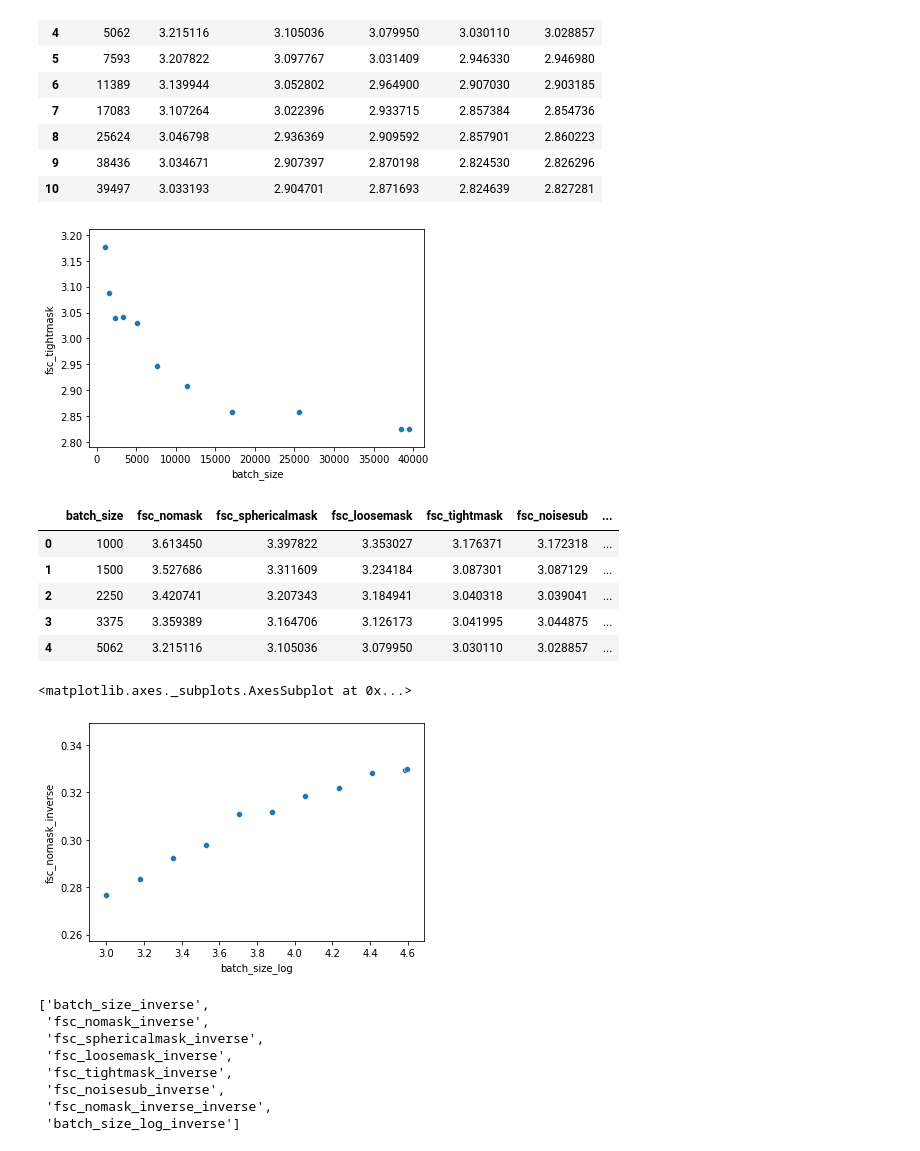
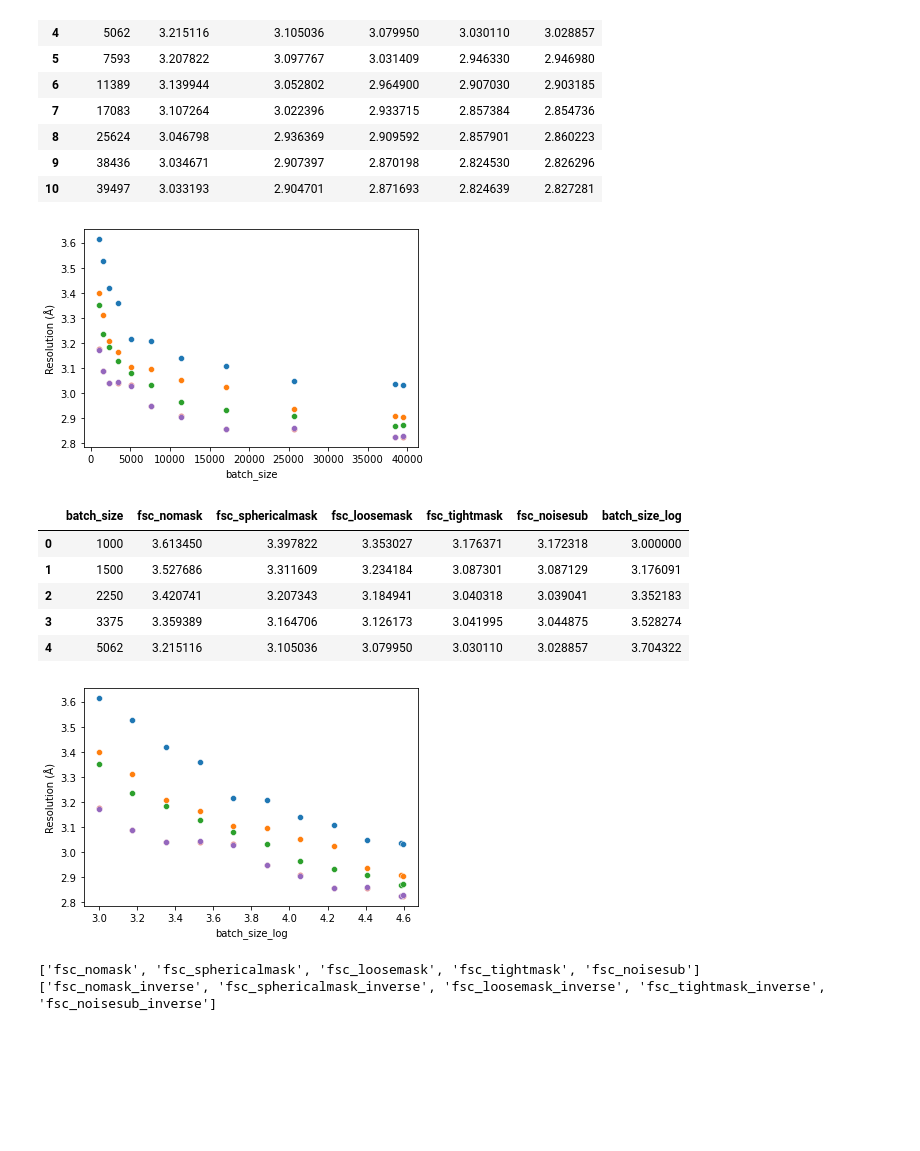
Before and after one commit to mplockhart/academic_explore, a Jupyter notebook: reslog/reslog_linear_regression.ipynb, the cells around one changed output. Drawn from its saved outputs; the diff is of its cells as text; code cells hidden in the pictures; blank space fills up the shorter version.

```diff
--- a/reslog/reslog_linear_regression.ipynb
+++ b/reslog/reslog_linear_regression.ipynb
@@ -20,38 +22,46 @@ df
 | 9 | 38436 | 3.034671 | 2.907397 | 2.870198 | 2.824530 | 2.826296 |
 | 10 | 39497 | 3.033193 | 2.904701 | 2.871693 | 2.824639 | 2.827281 |
 # %%
+# Plotting the data with x=batch
+sns.scatterplot(data=df, x='batch_size', y='fsc_nomask')
+sns.scatterplot(data=df, x='batch_size', y='fsc_sphericalmask')
+sns.scatterplot(data=df, x='batch_size', y='fsc_loosemask')
 sns.scatterplot(data=df, x='batch_size', y='fsc_tightmask')
+sns.scatterplot(data=df, x='batch_size', y='fsc_noisesub')
+plt.ylabel('Resolution (Å)')
 plt.show()
 # %% [output]
-[figure, old version]
+[figure, new version]
 # %%
-df['fsc_nomask_inverse'] = df['fsc_nomask'].apply(lambda x: 1/x)
+# Log10 of batch to straighted graph
 df['batch_size_log'] = df['batch_size'].apply(lambda x: np.log10(x))
 df.head()
 # %% [output]
-|  | batch_size | fsc_nomask | fsc_sphericalmask | fsc_loosemask | fsc_tightmask | fsc_noisesub | ... |
-| 0 | 1000 | 3.613450 | 3.397822 | 3.353027 | 3.176371 | 3.172318 | ... |
-| 1 | 1500 | 3.527686 | 3.311609 | 3.234184 | 3.087301 | 3.087129 | ... |
-| 2 | 2250 | 3.420741 | 3.207343 | 3.184941 | 3.040318 | 3.039041 | ... |
-| 3 | 3375 | 3.359389 | 3.164706 | 3.126173 | 3.041995 | 3.044875 | ... |
-| 4 | 5062 | 3.215116 | 3.105036 | 3.079950 | 3.030110 | 3.028857 | ... |
+|  | batch_size | fsc_nomask | fsc_sphericalmask | fsc_loosemask | fsc_tightmask | fsc_noisesub | batch_size_log |
+| 0 | 1000 | 3.613450 | 3.397822 | 3.353027 | 3.176371 | 3.172318 | 3.000000 |
+| 1 | 1500 | 3.527686 | 3.311609 | 3.234184 | 3.087301 | 3.087129 | 3.176091 |
+| 2 | 2250 | 3.420741 | 3.207343 | 3.184941 | 3.040318 | 3.039041 | 3.352183 |
+| 3 | 3375 | 3.359389 | 3.164706 | 3.126173 | 3.041995 | 3.044875 | 3.528274 |
+| 4 | 5062 | 3.215116 | 3.105036 | 3.079950 | 3.030110 | 3.028857 | 3.704322 |
 # %%
-sns.scatterplot(data = df, x = 'batch_size_log', y='fsc_nomask_inverse')
+# Plotting the data with x=log batch
+sns.scatterplot(data=df, x='batch_size_log', y='fsc_nomask')
+sns.scatterplot(data=df, x='batch_size_log', y='fsc_sphericalmask')
+sns.scatterplot(data=df, x='batch_size_log', y='fsc_loosemask')
+sns.scatterplot(data=df, x='batch_size_log', y='fsc_tightmask')
+sns.scatterplot(data=df, x='batch_size_log', y='fsc_noisesub')
+plt.ylabel('Resolution (Å)')
+plt.show()
 # %% [output]
-<matplotlib.axes._subplots.AxesSubplot at 0x...>
-[figure, old version]
+[figure, new version]
 # %%
-# making new column names
-col_names = df.columns
+# making new column names for inverting the resolution
+col_names = ['fsc_nomask', 'fsc_sphericalmask', 'fsc_loosemask',
+       'fsc_tightmask', 'fsc_noisesub']
+print(col_names)
 new_names = [f'{name}_inverse' for name in col_names]
-new_names
+print(new_names)
 # %% [output]
-['batch_size_inverse',
- 'fsc_nomask_inverse',
- 'fsc_sphericalmask_inverse',
- 'fsc_loosemask_inverse',
- 'fsc_tightmask_inverse',
- 'fsc_noisesub_inverse',
- 'fsc_nomask_inverse_inverse',
- 'batch_size_log_inverse']
+['fsc_nomask', 'fsc_sphericalmask', 'fsc_loosemask', 'fsc_tightmask', 'fsc_noisesub']
+['fsc_nomask_inverse', 'fsc_sphericalmask_inverse', 'fsc_loosemask_inverse', 'fsc_tightmask_inverse', 'fsc_noisesub_inverse']
 # %%
```
Also changed, not shown: parts of 11 cells of this notebook.
